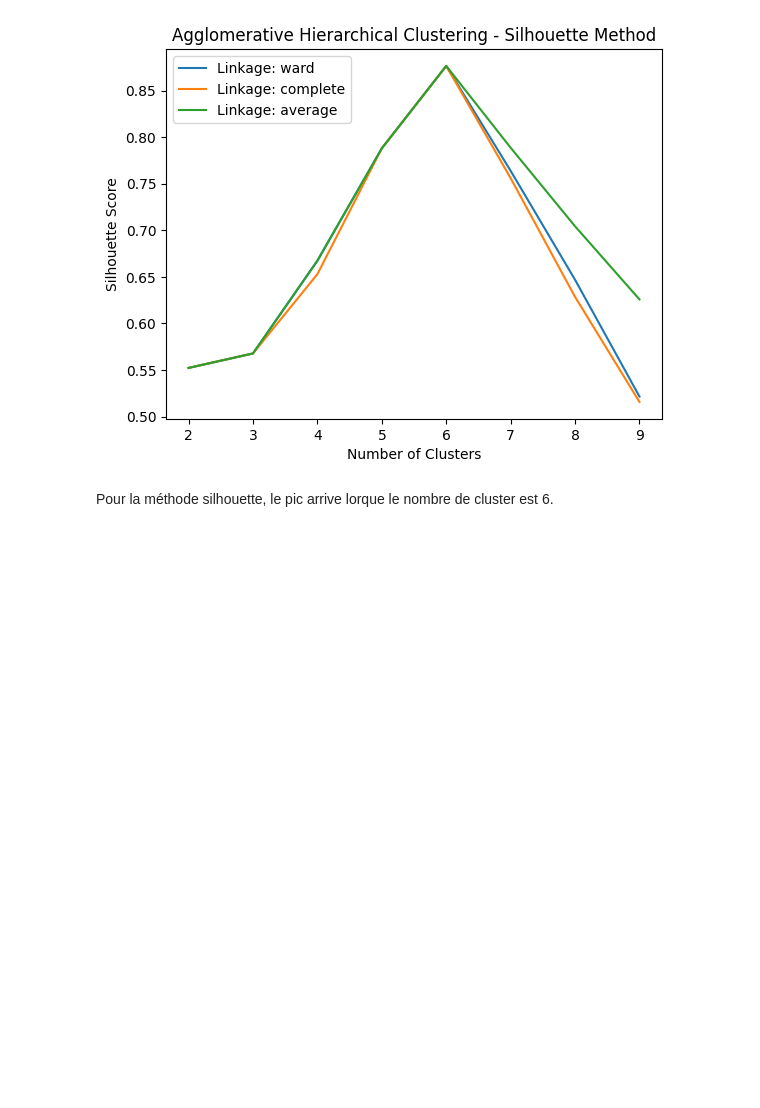
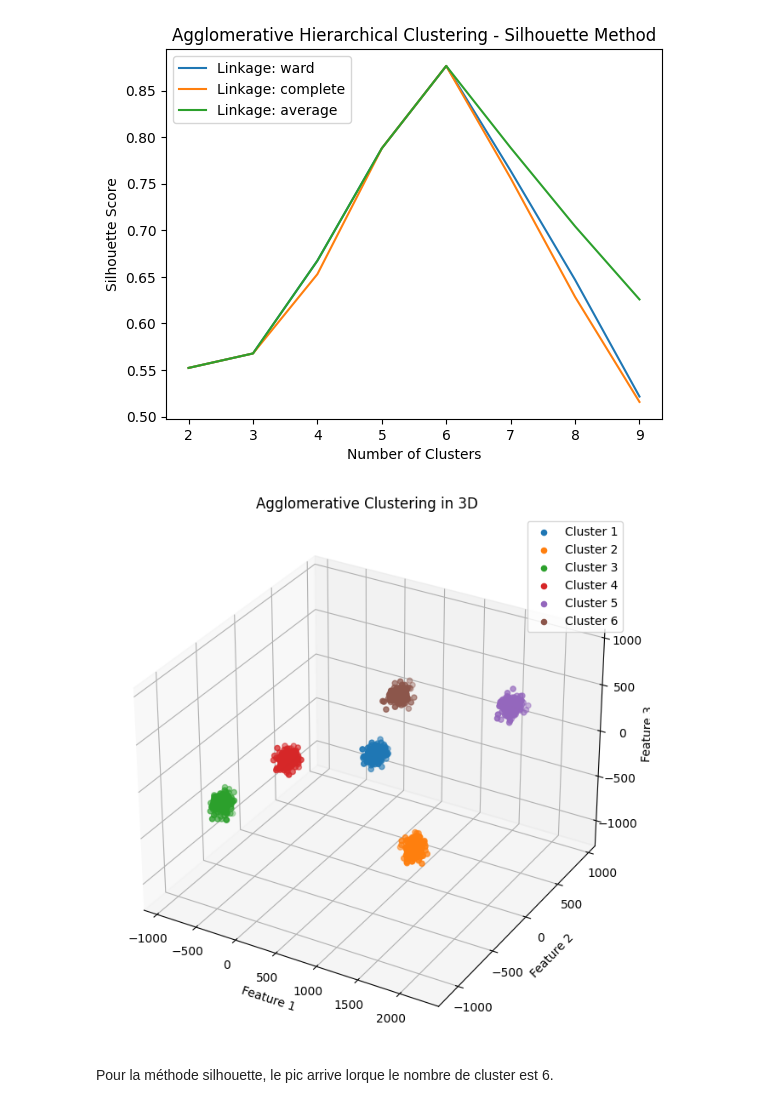
Before and after one commit to Fosowl/MachineLearningEpitech, a Jupyter notebook: exercise_3/solve.ipynb, the cells around one changed output. Drawn from its saved outputs; the diff is of its cells as text; code cells hidden in the pictures; blank space fills up the shorter version.

```diff
--- a/exercise_3/solve.ipynb
+++ b/exercise_3/solve.ipynb
@@ -168,6 +168,10 @@ plt.legend()
 plt.show()
 # %% [output]
 [figure]
+# %%
+plot_3d_agglomerative(data, 6)
+# %% [output]
+[figure, added]
 # %% [markdown]
 Pour la méthode silhouette, le pic arrive lorque le nombre de cluster est 6.
 # %% [markdown]
```
Also changed, not shown: parts of 1 cell of this notebook, 1 other file.
